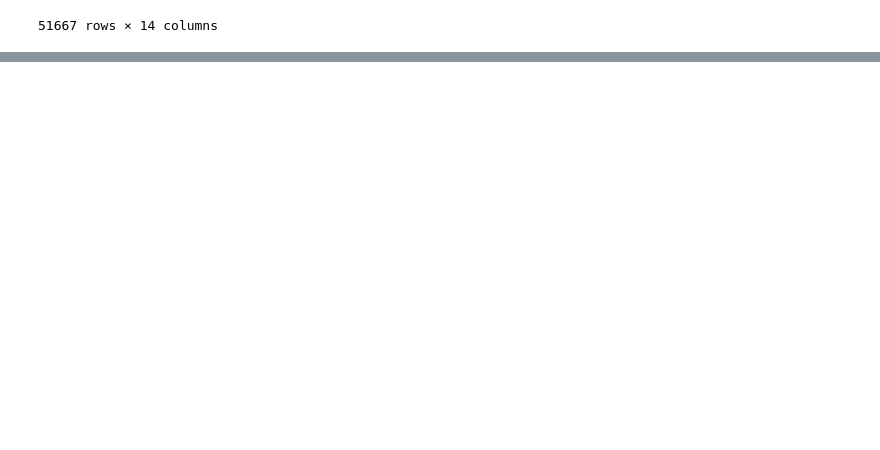
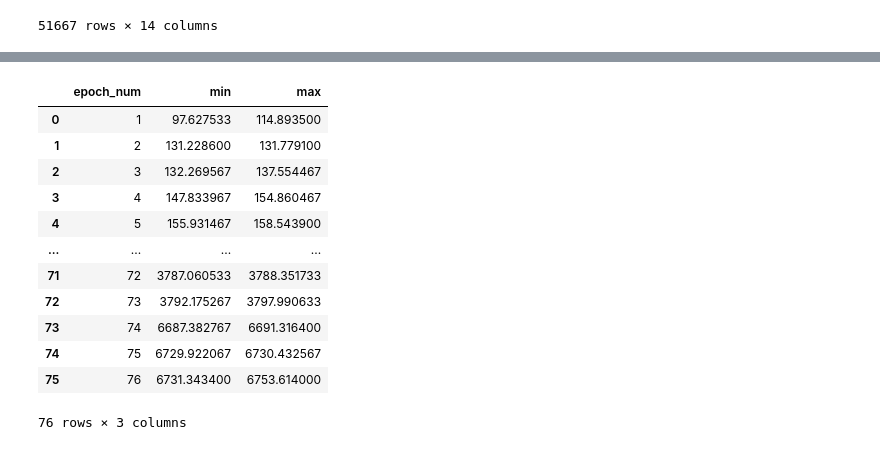
Before and after one commit to dbheadley/mimo_pack, a Jupyter notebook: tutorials/PreprocessVideo.ipynb, the cells around one changed output, grey strips where cells are left out. Cells and saved outputs as stored; diff of their text form; code cells hidden in the pictures; blank space fills up the shorter version.

```diff
--- a/tutorials/PreprocessVideo.ipynb
+++ b/tutorials/PreprocessVideo.ipynb
@@ -83,0 +114,16 @@ vid_df
+# %%
+segs_df
+# %% [output]
+|  | epoch_num | min | max |
+| 0 | 1 | 97.627533 | 114.893500 |
+| 1 | 2 | 131.228600 | 131.779100 |
+| 2 | 3 | 132.269567 | 137.554467 |
+| 3 | 4 | 147.833967 | 154.860467 |
+| 4 | 5 | 155.931467 | 158.543900 |
+| ... | ... | ... | ... |
+| 71 | 72 | 3787.060533 | 3788.351733 |
+| 72 | 73 | 3792.175267 | 3797.990633 |
+| 73 | 74 | 6687.382767 | 6691.316400 |
+| 74 | 75 | 6729.922067 | 6730.432567 |
+| 75 | 76 | 6731.343400 | 6753.614000 |
+76 rows × 3 columns
```
Also changed, not shown: parts of 3 cells of this notebook, 8 other files.
